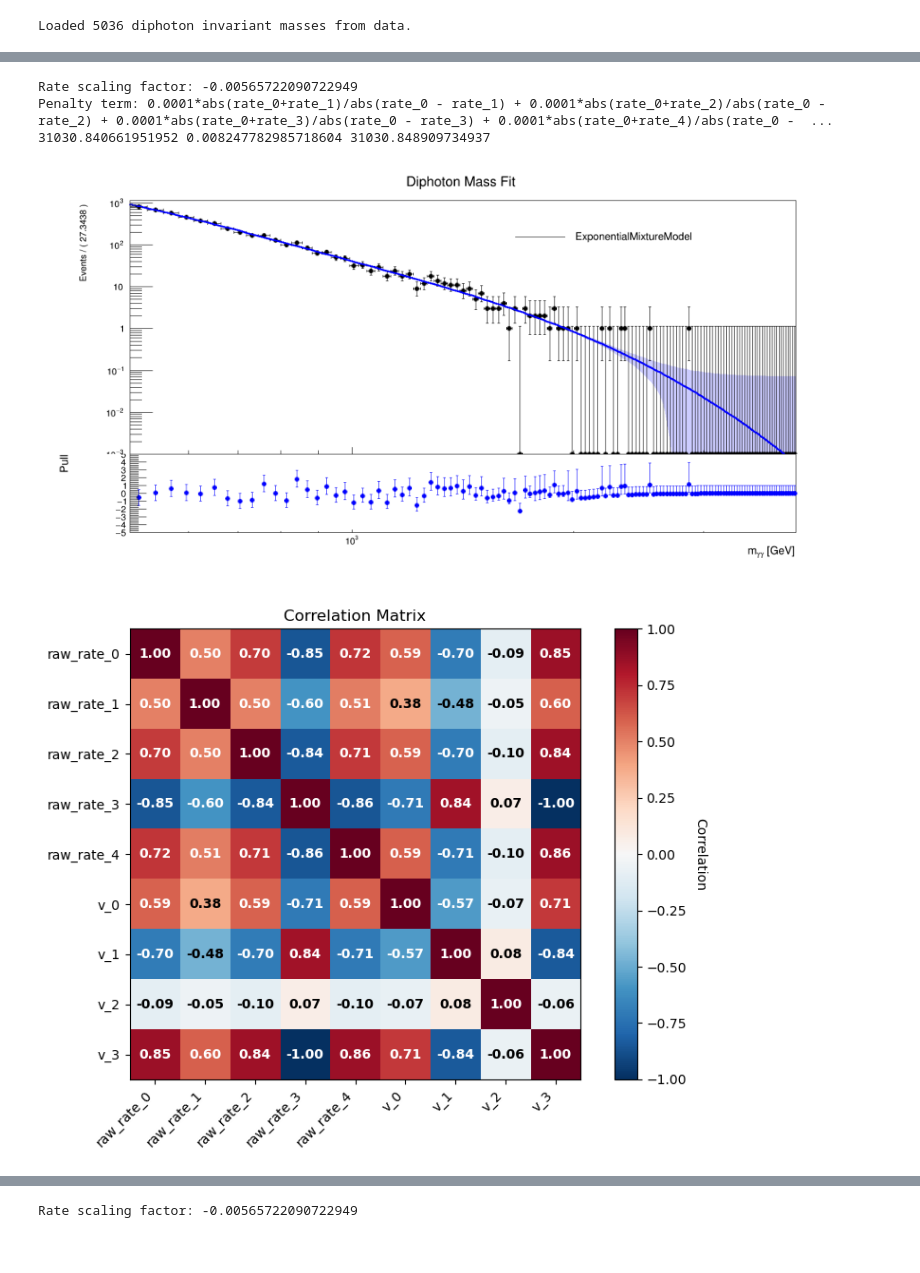
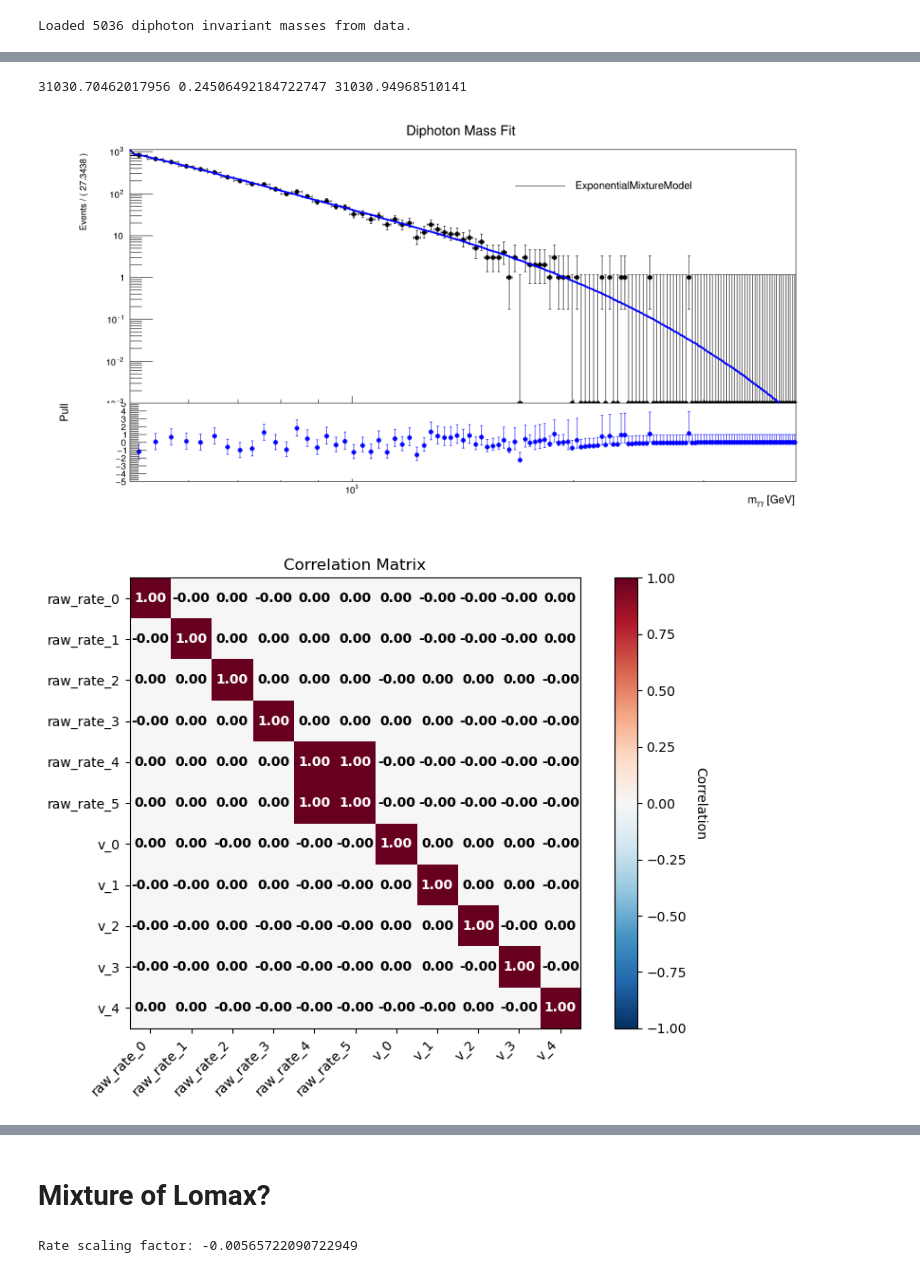
Before and after one commit to atownse2/ExponentialMixtureModel, a Jupyter notebook: emm_dev.ipynb, the cells around one changed output, grey strips where cells are left out. Cells and saved outputs as stored; diff of their text form; code cells hidden in the pictures.

```diff
--- a/emm_dev.ipynb
+++ b/emm_dev.ipynb
@@ -56,0 +15,3 @@ def penalty(n_exp, rates, penalty_strength=10.0):
+# %%
+model = emm.ExponentialMixtureModel(x, 5, data_mean=data.mean(x))
+emm.fit_and_plot(model, data, x)
@@ -56,0 +55,3 @@ def penalty(n_exp, rates, penalty_strength=10.0):
+# %%
+model = emm.ExponentialMixtureModel(x, 5, data_mean=data.mean(x), use_normalization_construction=True)
+emm.fit_and_plot(model, data, x)
@@ -56,0 +98,3 @@ def penalty(n_exp, rates, penalty_strength=10.0):
+# %%
+model = emm.ExponentialMixtureModel(x, 6, data_mean=data.mean(x))
+emm.fit_and_plot(model, data, x)
@@ -57,10 +138,8 @@ def penalty(n_exp, rates, penalty_strength=10.0):
 # %%
-model = ExponentialMixtureModel_1(x, 5, data.mean(x))
-p = penalty(model.n_exp, model.rates.values(), penalty_strength=0.0001)
+model = emm.ExponentialMixtureModel(x, 6, data_mean=data.mean(x))
+p = emm.unordered_penalty(model.rates, model.weights, penalty_strength=0.000001)
 emm.fit_and_plot(model, data, x, penalty=p)
 # %% [output]
-Rate scaling factor: -0.00565722090722949
-Penalty term: 0.0001*abs(rate_0+rate_1)/abs(rate_0 - rate_1) + 0.0001*abs(rate_0+rate_2)/abs(rate_0 - rate_2) + 0.0001*abs(rate_0+rate_3)/abs(rate_0 - rate_3) + 0.0001*abs(rate_0+rate_4)/abs(rate_0 -  ...
-31030.840661951952 0.008247782985718604 31030.848909734937
+31030.70462017956 0.24506492184722747 31030.94968510141
-[figure, old version]
+[figure, new version]
-[figure, old version]
+[figure, new version]
@@ -101,3 +180,5 @@ Info in <TCanvas::Print>: png file /project01/ndcms/atownse2/ExponentialMixtureM
+# %% [markdown]
+# Mixture of Lomax?
 # %%
 # Mixture of Lomax
 
```
Also changed, not shown: parts of 10 cells of this notebook, 1 other file.
